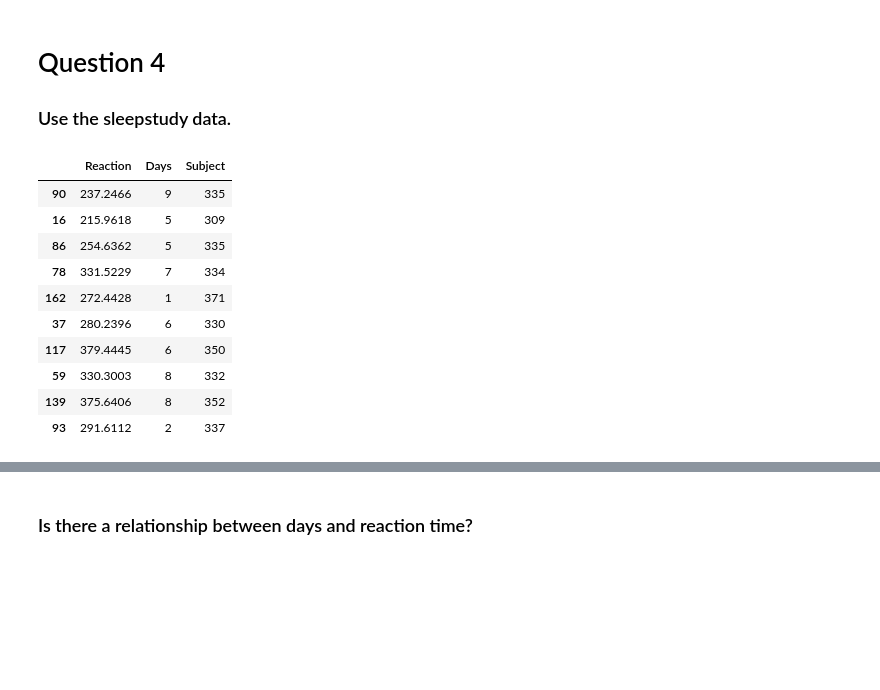
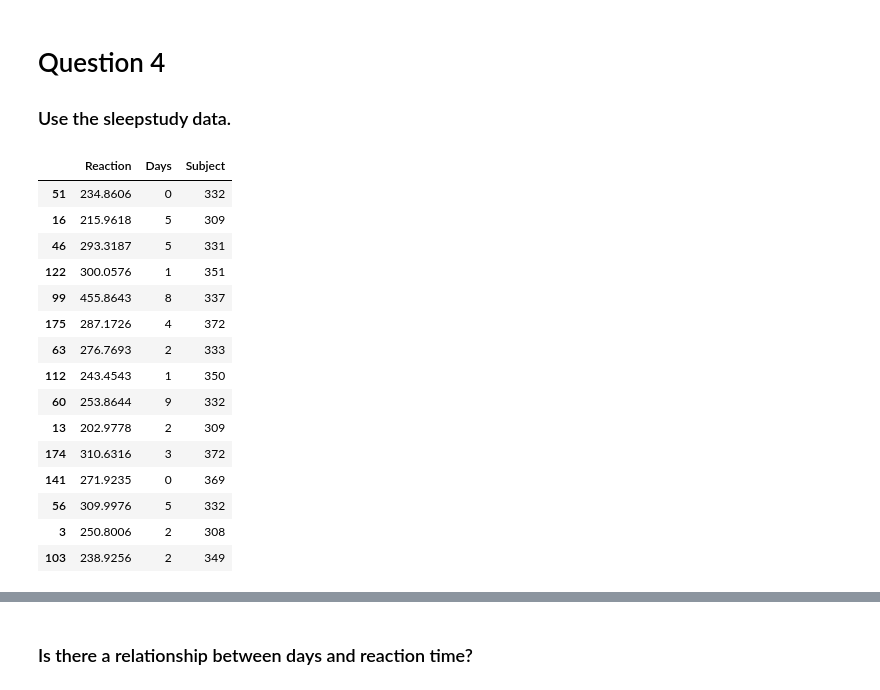
Before and after one commit to Ramiro-Lopez/stats-lessons, a Jupyter notebook: hypothesis_testing.ipynb, the cells around one changed output, grey strips where cells are left out. Saved outputs shown, nothing was run; the diff lists cells and outputs as text; code cells hidden in the pictures; blank space fills up the shorter version.

```diff
--- a/hypothesis_testing.ipynb
+++ b/hypothesis_testing.ipynb
@@ -454,16 +827,21 @@ Text(-97.68055555555556, 0.5, 'Title')
 ### Use the sleepstudy data.
 # %%
 sleep_study = data('sleepstudy')
-sleep_study.sample(10)
+sleep_study.sample(15)
 # %% [output]
 |  | Reaction | Days | Subject |
-| 90 | 237.2466 | 9 | 335 |
+| 51 | 234.8606 | 0 | 332 |
 | 16 | 215.9618 | 5 | 309 |
-| 86 | 254.6362 | 5 | 335 |
-| 78 | 331.5229 | 7 | 334 |
-| 162 | 272.4428 | 1 | 371 |
-| 37 | 280.2396 | 6 | 330 |
-| 117 | 379.4445 | 6 | 350 |
-| 59 | 330.3003 | 8 | 332 |
-| 139 | 375.6406 | 8 | 352 |
-| 93 | 291.6112 | 2 | 337 |
+| 46 | 293.3187 | 5 | 331 |
+| 122 | 300.0576 | 1 | 351 |
+| 99 | 455.8643 | 8 | 337 |
+| 175 | 287.1726 | 4 | 372 |
+| 63 | 276.7693 | 2 | 333 |
+| 112 | 243.4543 | 1 | 350 |
+| 60 | 253.8644 | 9 | 332 |
+| 13 | 202.9778 | 2 | 309 |
+| 174 | 310.6316 | 3 | 372 |
+| 141 | 271.9235 | 0 | 369 |
+| 56 | 309.9976 | 5 | 332 |
+| 3 | 250.8006 | 2 | 308 |
+| 103 | 238.9256 | 2 | 349 |
```
Also changed, not shown: parts of 170 cells of this notebook.
